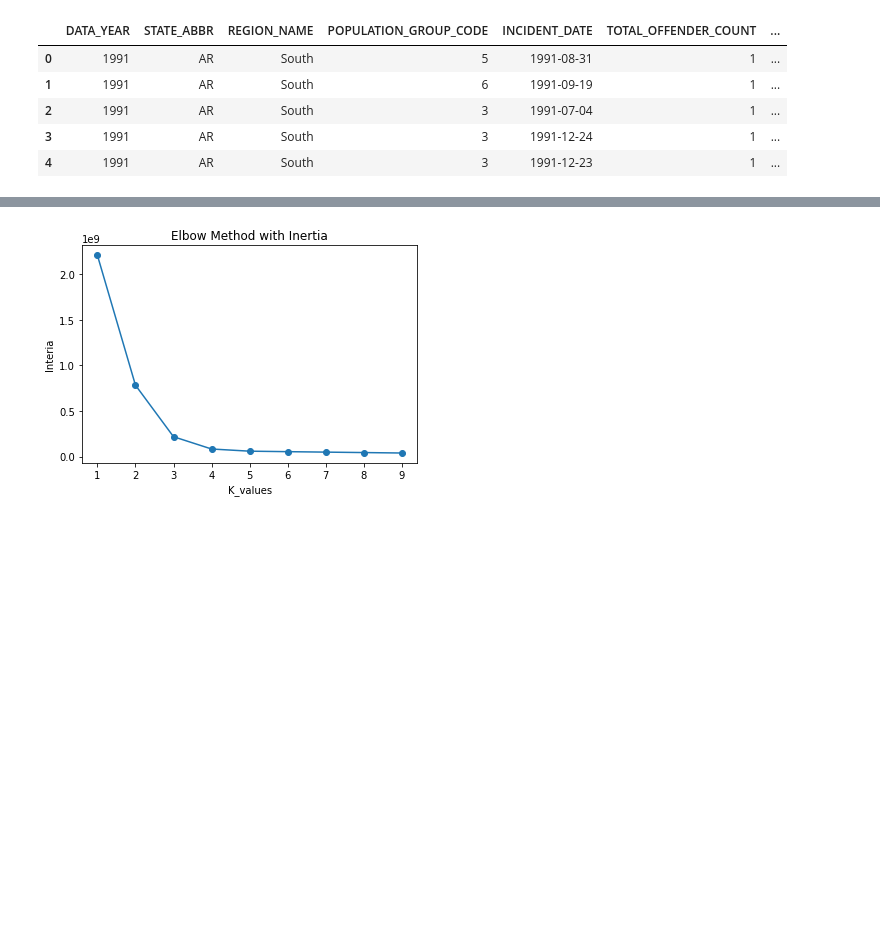
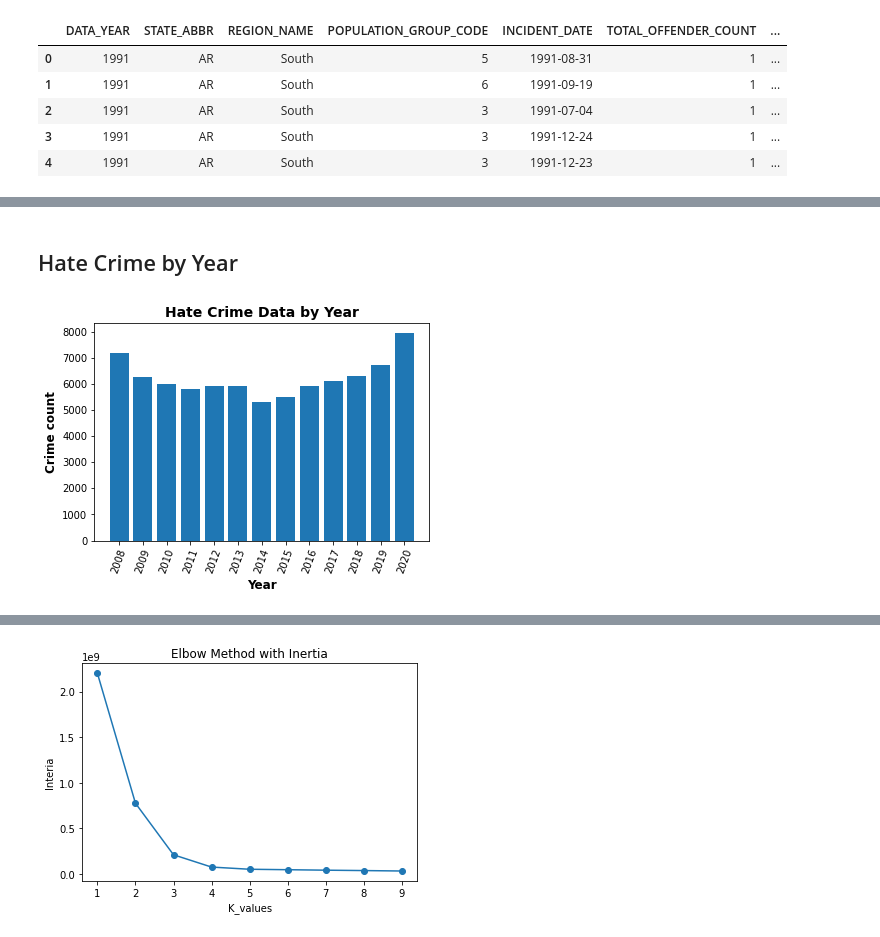
Before and after one commit to CEsperance/Final_Project, a Jupyter notebook: CE_Hate_Crime_Notebook.ipynb, the cells around one changed output, grey strips where cells are left out. Saved outputs shown, nothing was run; the diff lists cells and outputs as text; code cells hidden in the pictures; blank space fills up the shorter version.

```diff
--- a/CE_Hate_Crime_Notebook.ipynb
+++ b/CE_Hate_Crime_Notebook.ipynb
@@ -497,0 +556,33 @@ hate_crime.head()
+# %% [markdown]
+## Hate Crime by Year
+# %%
+Crime_by_year = pd.DataFrame(hate_crime, columns = ['DATA_YEAR', 'STATE_ABBR', 'TOTAL_OFFENDER_COUNT','OFFENDER_RACE'])
+
+
+Crime_by_year = Crime_by_year[Crime_by_year.DATA_YEAR >= 2008]
+#Crime_by_year_df.head()
+
+Crime_count_by_year = Crime_by_year.groupby([ "DATA_YEAR"])
+
+count = Crime_count_by_year['TOTAL_OFFENDER_COUNT'].sum()
+year = Crime_count_by_year['DATA_YEAR'].first()
+
+count_summary_df = pd.DataFrame({'DATA_YEAR' : year,
+                              'TOTAL_OFFENDER_COUNT' : count,
+                              })
+
+#count_summary_df.head()
+
+bar_chart = plt.bar(count_summary_df["DATA_YEAR"], count_summary_df["TOTAL_OFFENDER_COUNT"], alpha=1, align='center')
+
+
+
+plt.title("Hate Crime Data by Year", fontsize=14, fontweight = "bold")
+plt.xlabel("Year", fontsize=12, fontweight = "bold")
+plt.xticks(rotation=70)
+plt.ylabel("Crime count", fontsize=12, fontweight = "bold")
+plt.xticks(np.arange(min(count_summary_df["DATA_YEAR"]), max(count_summary_df["DATA_YEAR"]+1), 1.0))
+
+plt.show()
+# %% [output]
+[figure, added]
```
Also changed, not shown: parts of 22 cells of this notebook.
